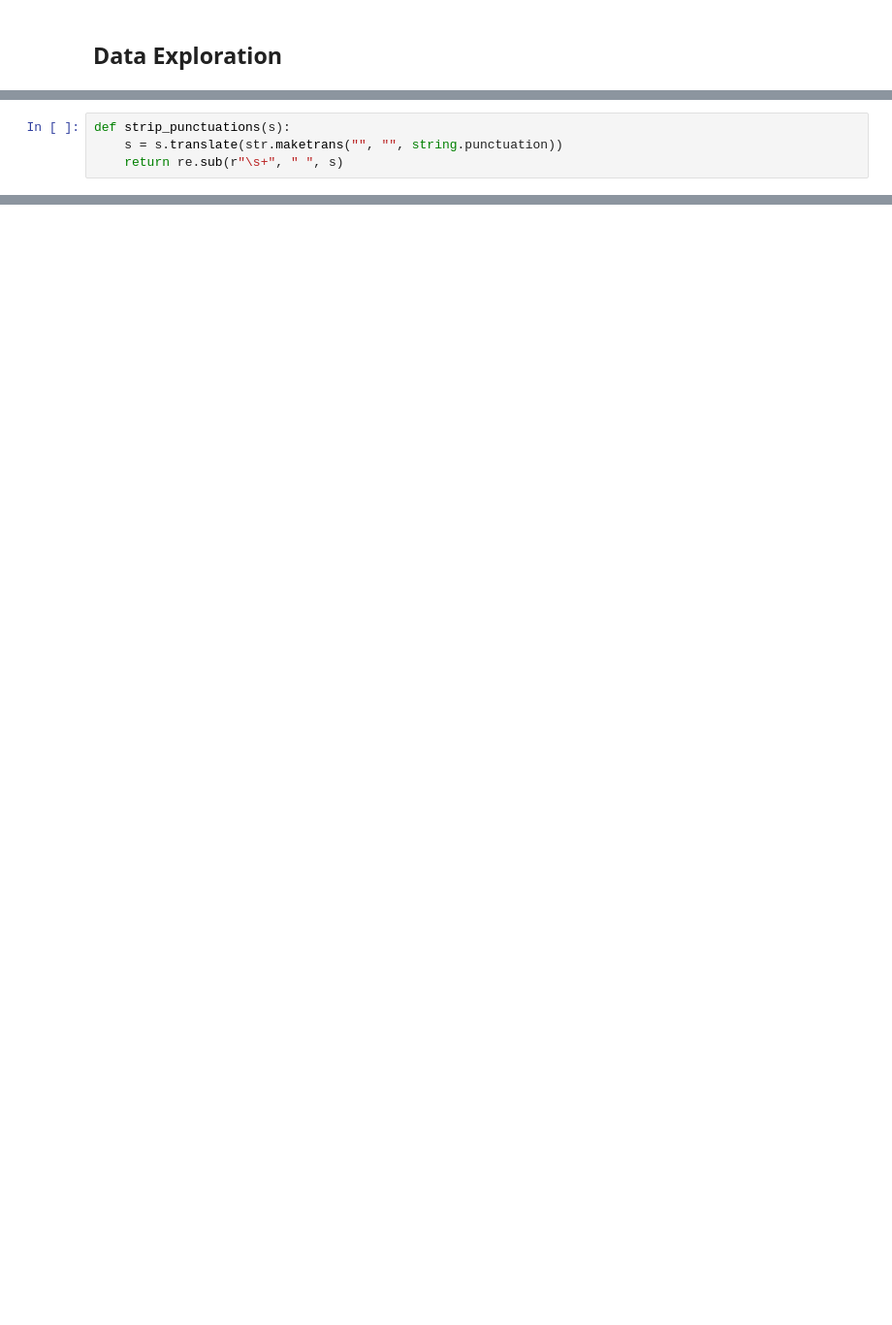
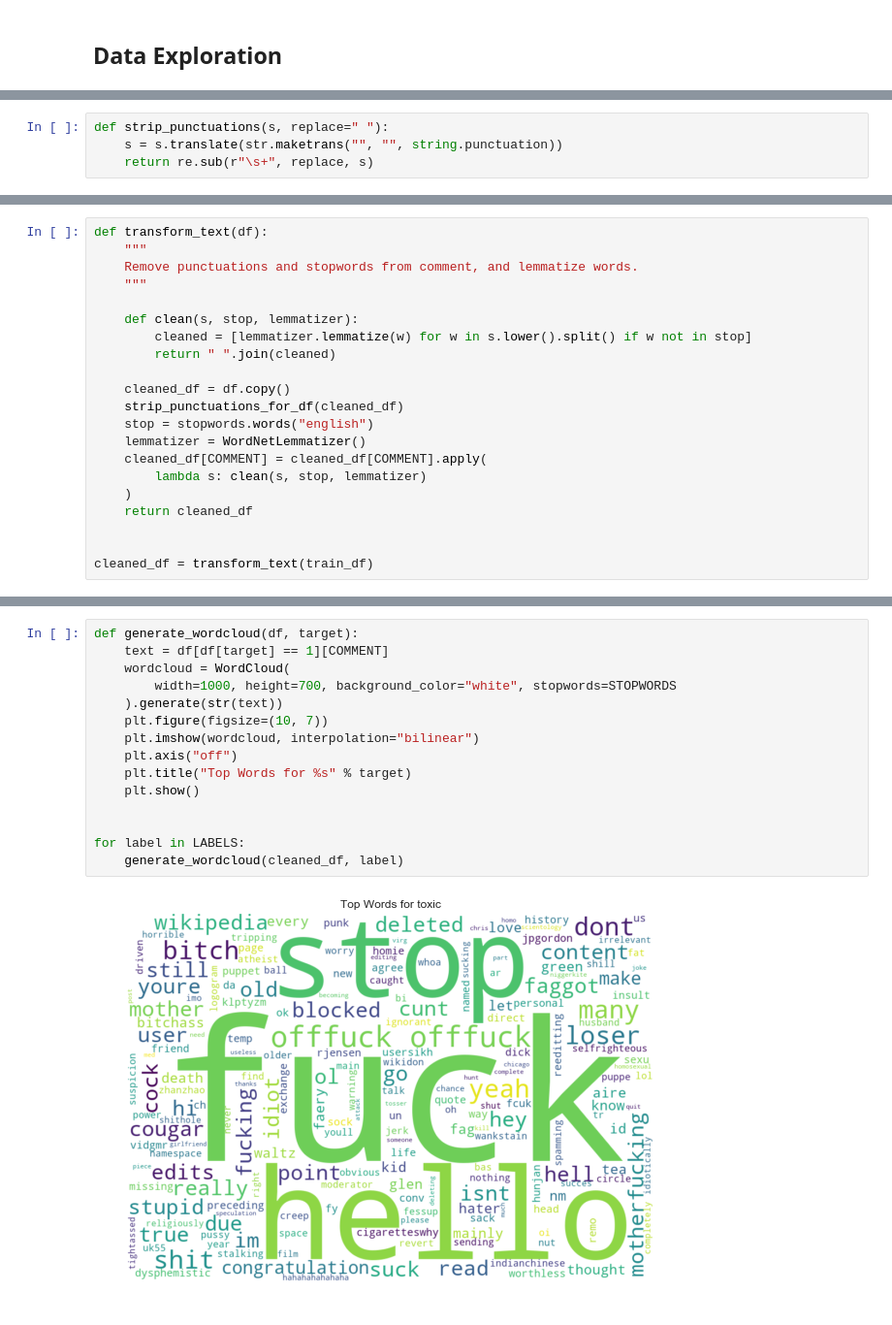
Before and after one commit to yzhan1/toxic-comment-detection, a Jupyter notebook: notebook.ipynb, the cells around one changed output, grey strips where cells are left out. Shown at 97% size. Cells and saved outputs as stored; diff of their text form; blank space fills up the shorter version.

```diff
--- a/notebook.ipynb
+++ b/notebook.ipynb
@@ -64,6 +85,6 @@ test_df.head()
 # %%
-def strip_punctuations(s):
+def strip_punctuations(s, replace=" "):
     s = s.translate(str.maketrans("", "", string.punctuation))
-    return re.sub(r"\s+", " ", s)
+    return re.sub(r"\s+", replace, s)
 # %% [output]
 [interactive output not drawn]
@@ -93,0 +240,21 @@ mean length of comments  374.1362275449102
+# %%
+def transform_text(df):
+    """
+    Remove punctuations and stopwords from comment, and lemmatize words.
+    """
+
+    def clean(s, stop, lemmatizer):
+        cleaned = [lemmatizer.lemmatize(w) for w in s.lower().split() if w not in stop]
+        return " ".join(cleaned)
+
+    cleaned_df = df.copy()
+    strip_punctuations_for_df(cleaned_df)
+    stop = stopwords.words("english")
+    lemmatizer = WordNetLemmatizer()
+    cleaned_df[COMMENT] = cleaned_df[COMMENT].apply(
+        lambda s: clean(s, stop, lemmatizer)
+    )
+    return cleaned_df
+
+
+cleaned_df = transform_text(train_df)
@@ -93,0 +275,17 @@ mean length of comments  374.1362275449102
+# %%
+def generate_wordcloud(df, target):
+    text = df[df[target] == 1][COMMENT]
+    wordcloud = WordCloud(
+        width=1000, height=700, background_color="white", stopwords=STOPWORDS
+    ).generate(str(text))
+    plt.figure(figsize=(10, 7))
+    plt.imshow(wordcloud, interpolation="bilinear")
+    plt.axis("off")
+    plt.title("Top Words for %s" % target)
+    plt.show()
+
+
+for label in LABELS:
+    generate_wordcloud(cleaned_df, label)
+# %% [output]
+[figure, added]
```
Also changed, not shown: parts of 25 cells of this notebook.
